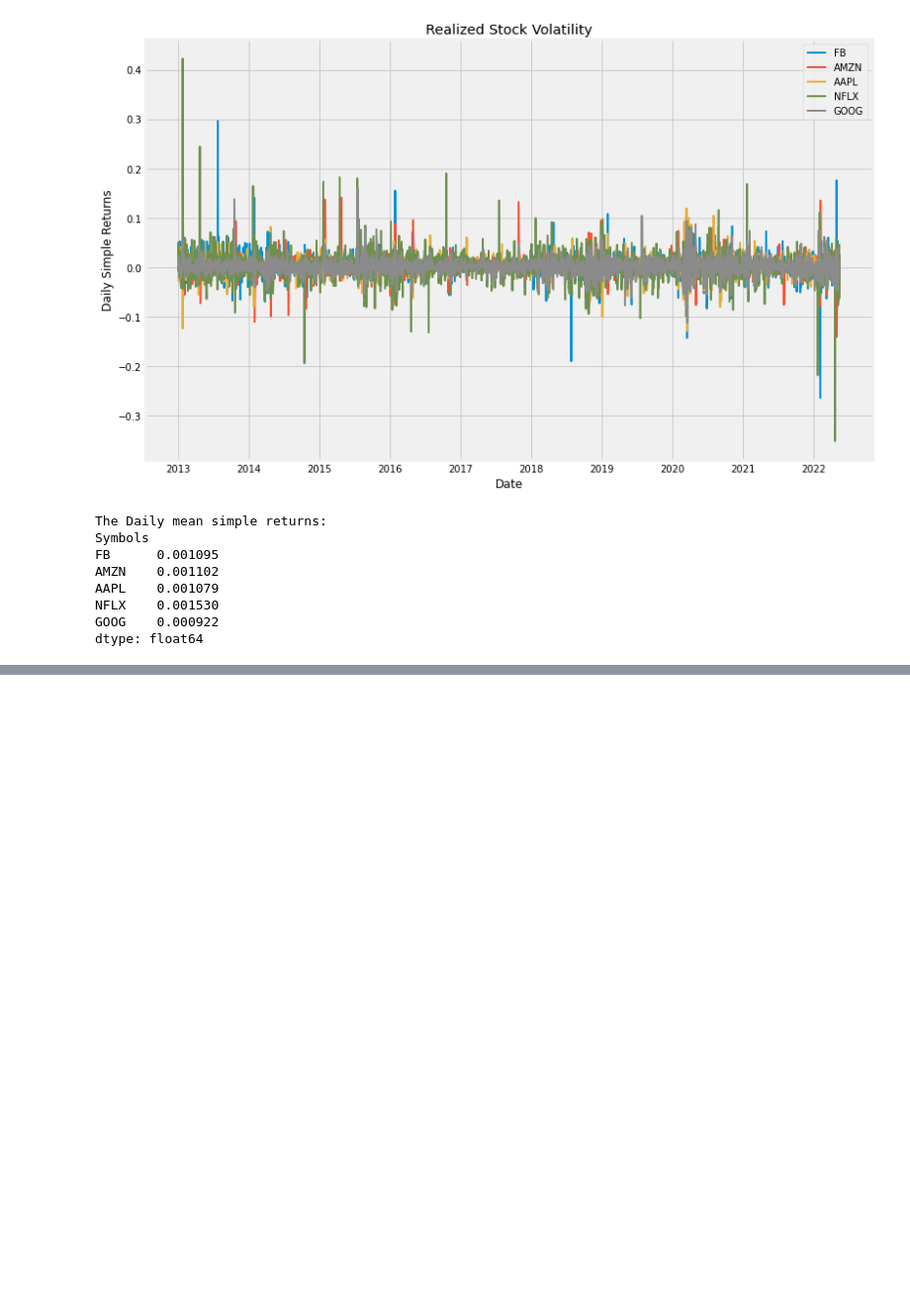
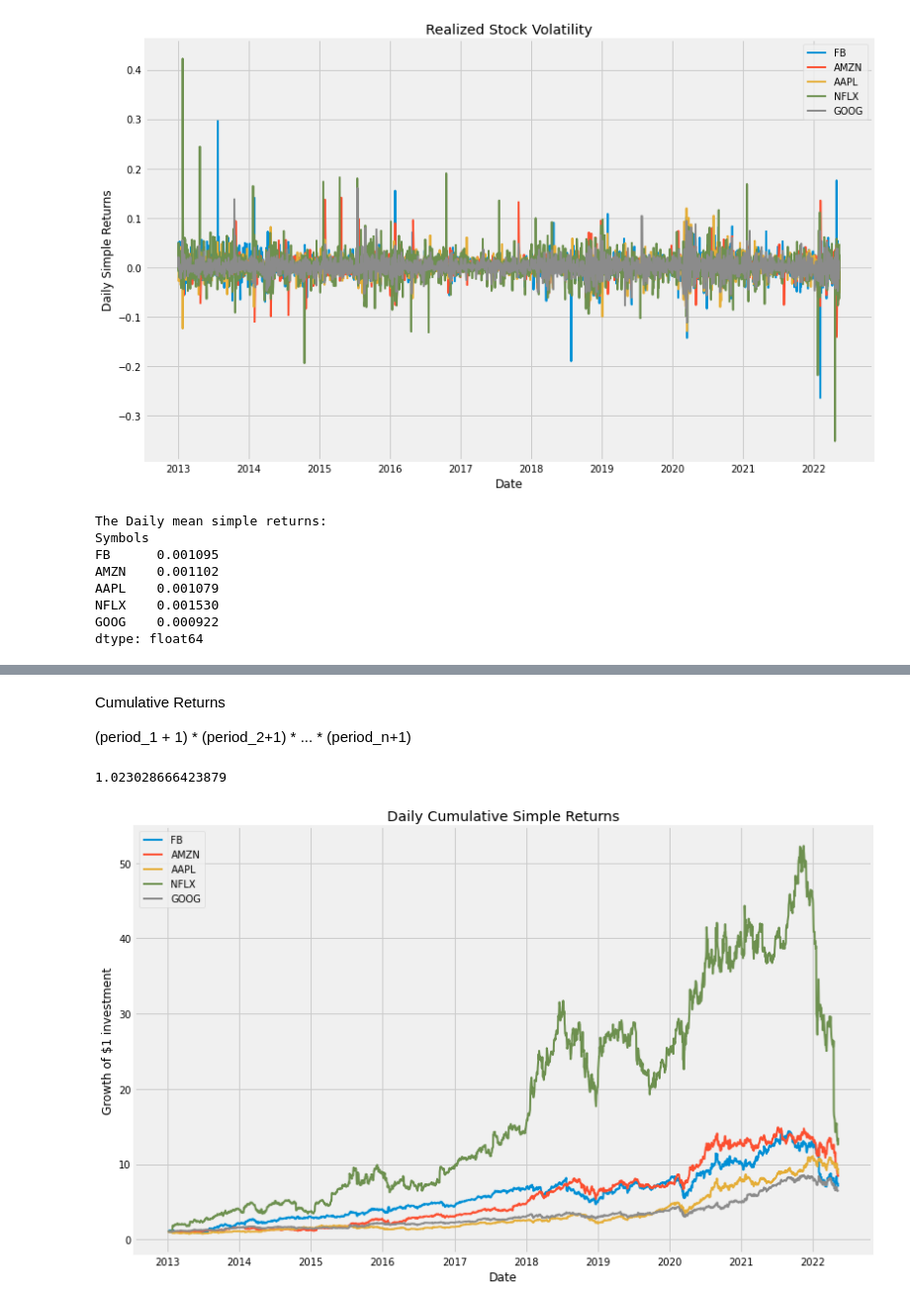
Before and after one commit to danielmuthama/pyfinance, a Jupyter notebook: 00_intro.ipynb, the cells around one changed output, grey strips where cells are left out. Shown at 99% size. Saved outputs shown, nothing was run; the diff lists cells and outputs as text; code cells hidden in the pictures; blank space fills up the shorter version.

```diff
--- a/00_intro.ipynb
+++ b/00_intro.ipynb
@@ -214,0 +231,8 @@ dtype: float64
+# %%
+# Calculate the growth of the investment
+# Total returns (cumulative) from our investment
+
+daily_cumulative_simple_return = (daily_simple_returns+1).cumprod()
+
+# Show the cumulative simple returns
+daily_cumulative_simple_return
@@ -214,0 +254,22 @@ dtype: float64
+# %% [markdown]
+Cumulative Returns
+
+(period_1 + 1) * (period_2+1) * ... * (period_n+1)
+# %%
+(daily_simple_returns["GOOG"][1] + 1)*(daily_simple_returns["GOOG"][2] + 1)
+# %% [output]
+1.023028666423879
+# %%
+# Visualize the daily cumulative simple returns
+
+plt.figure(figsize=(12, 8))
+for c in daily_cumulative_simple_return.columns.values:
+    plt.plot(daily_cumulative_simple_return.index, daily_cumulative_simple_return[c], lw=2, label=c)
+
+plt.legend(loc='upper left', fontsize=10)
+plt.xlabel('Date')
+plt.ylabel('Growth of $1 investment')
+plt.title('Daily Cumulative Simple Returns')
+plt.show()
+# %% [output]
+[figure, added]
```
Also changed, not shown: parts of 3 cells of this notebook, 1 other file.
